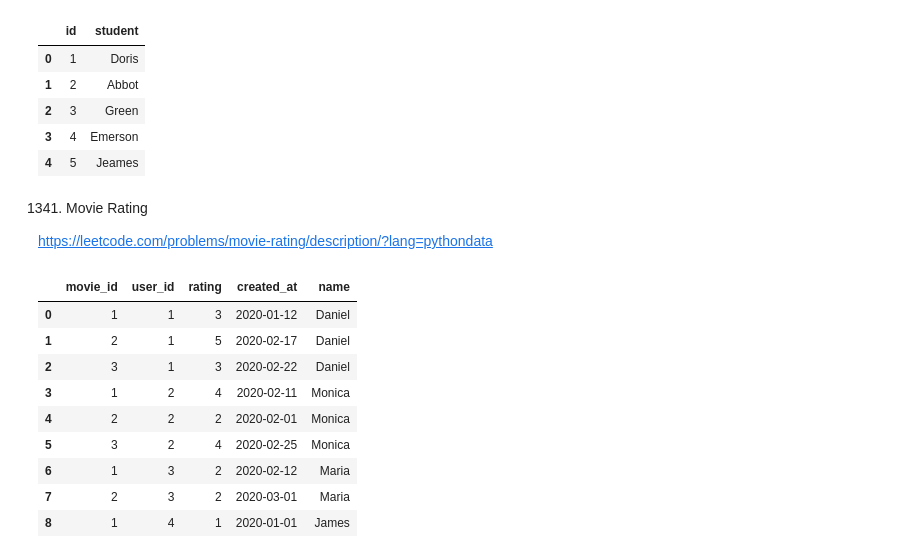
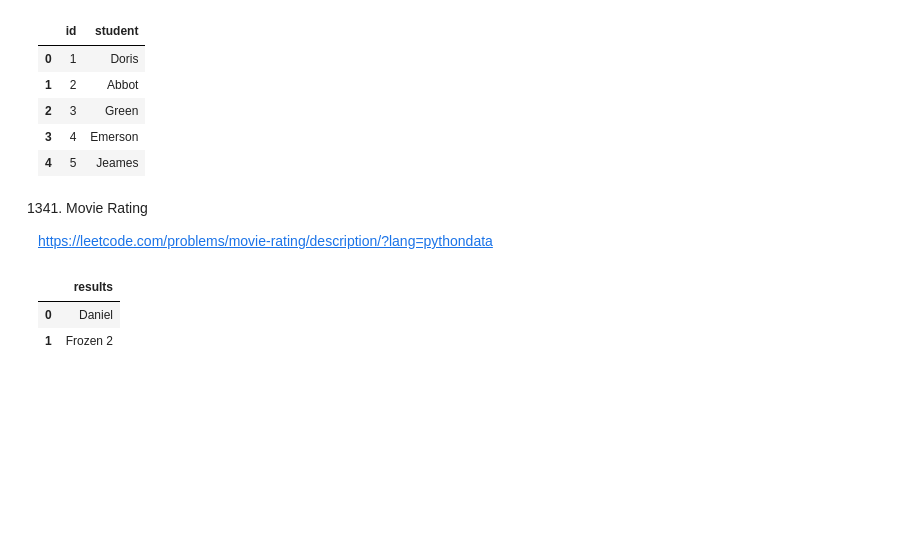
Before and after one commit to tsukerin/pandas, a Jupyter notebook: pandas.ipynb, the cells around one changed output. Cells and saved outputs as stored; diff of their text form; code cells hidden in the pictures; blank space fills up the shorter version.

```diff
--- a/pandas.ipynb
+++ b/pandas.ipynb
@@ -808,20 +808,21 @@ https://leetcode.com/problems/movie-rating/description/?lang=pythondata
 # %%
 data = [[1, 'Avengers'], [2, 'Frozen 2'], [3, 'Joker']]
 movies = pd.DataFrame(data, columns=['movie_id', 'title']).astype({'movie_id':'Int64', 'title':'object'})
 data = [[1, 'Daniel'], [2, 'Monica'], [3, 'Maria'], [4, 'James']]
 users = pd.DataFrame(data, columns=['user_id', 'name']).astype({'user_id':'Int64', 'name':'object'})
 data = [[1, 1, 3, '2020-01-12'], [1, 2, 4, '2020-02-11'], [1, 3, 2, '2020-02-12'], [1, 4, 1, '2020-01-01'], [2, 1, 5, '2020-02-17'], [2, 2, 2, '2020-02-01'], [2, 3, 2, '2020-03-01'], [3, 1, 3, '2020-02-22'], [3, 2, 4, '2020-02-25']]
 movie_rating = pd.DataFrame(data, columns=['movie_id', 'user_id', 'rating', 'created_at']).astype({'movie_id':'Int64', 'user_id':'Int64', 'rating':'Int64', 'created_at':'datetime64[ns]'})
 
-movie_rating.merge(users, on='user_id').merge(movies, on='')
+result = movie_rating.merge(users, on='user_id').merge(movies, on='movie_id')
+movie = result[(result['created_at'] >= '2020-02-01') & (result['created_at'] <= '2020-02-29')] \
+            .groupby(['title'], as_index=False)[['rating']] \
+            .agg('mean').sort_values(by=['rating'], ascending=False) \
+            ['title'].iloc[0]
+user = result.groupby(['name'], as_index=False)[['rating']].count() \
+            .sort_values(by=['rating'], ascending=False) \
+            ['name'].iloc[0]
+pd.DataFrame({'results': [user, movie]})
 # %% [output]
-|  | movie_id | user_id | rating | created_at | name |
-| 0 | 1 | 1 | 3 | 2020-01-12 | Daniel |
-| 1 | 2 | 1 | 5 | 2020-02-17 | Daniel |
-| 2 | 3 | 1 | 3 | 2020-02-22 | Daniel |
-| 3 | 1 | 2 | 4 | 2020-02-11 | Monica |
-| 4 | 2 | 2 | 2 | 2020-02-01 | Monica |
-| 5 | 3 | 2 | 4 | 2020-02-25 | Monica |
-| 6 | 1 | 3 | 2 | 2020-02-12 | Maria |
-| 7 | 2 | 3 | 2 | 2020-03-01 | Maria |
-| 8 | 1 | 4 | 1 | 2020-01-01 | James |
+|  | results |
+| 0 | Daniel |
+| 1 | Frozen 2 |
```
